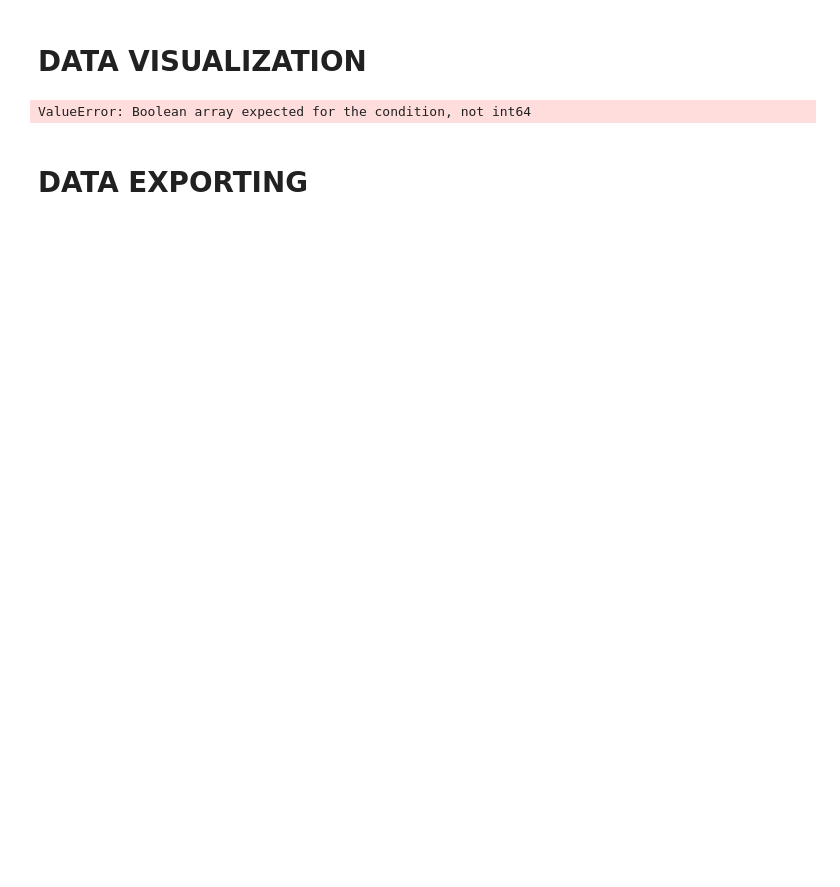
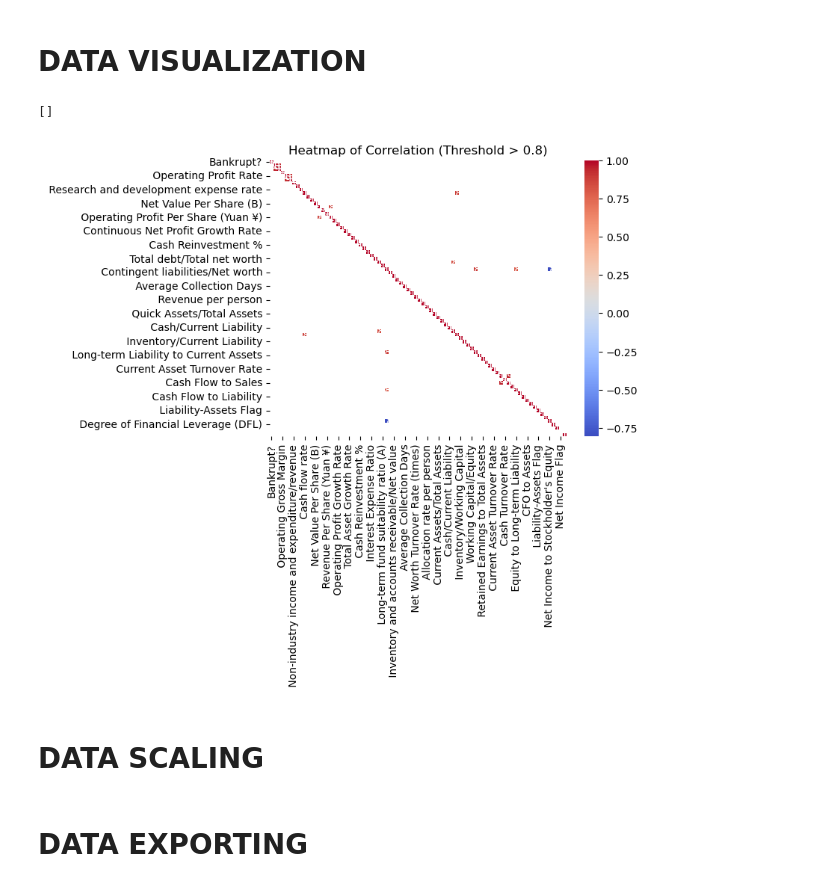
Before and after one commit to louis-md/project_7, a Jupyter notebook: cleaning_code.ipynb, the cells around one changed output. Drawn from its saved outputs; the diff is of its cells as text; code cells hidden in the pictures; blank space fills up the shorter version.

```diff
--- a/cleaning_code.ipynb
+++ b/cleaning_code.ipynb
@@ -152,13 +226,25 @@ Les doublons suivants ont été trouvés:
 # %% [markdown]
 # DATA VISUALIZATION
+# %%
+corr_matrix = data.corr().abs()
+
+upper_tri = corr_matrix.where(np.triu(np.ones(corr_matrix.shape),k=1).astype(bool))
+
+to_drop = [column for column in upper_tri.columns if any(upper_tri[column] > 0.95)]
+
+pprint.pprint(to_drop)
+# %% [output]
+[]
 # %%
-# Create a boxplot for each selected column
-data[all_columns].boxplot()
+# # Create a boxplot for each selected column
+# # data["?"].boxplot()
+# plt.boxplot(data['Bankrupt?'])
 
-# Set the title of the plot
-plt.title('Boxplots for Selected Columns')
+# plt.title('Boxplot for Bankrupt?')
+# plt.xlabel('X')
+# plt.ylabel('Y')
+# plt.ticklabel_format(style='plain', axis='y')
 
-# Display the plot
-plt.show()
+
+# # Display the plot
+# plt.show()
-# %% [output]
-ValueError: Boolean array expected for the condition, not int64
@@ -164,0 +264,23 @@ ValueError: Boolean array expected for the condition, not int64
+# %%
+import seaborn as sns
+import numpy as np
+
+# # Select the columns from the DataFrame
+# selected_data = data[all_columns]
+
+# Create a correlation matrix
+correlation_matrix = all_columns.corr()
+
+# Apply a threshold to the correlation matrix
+correlation_matrix_thresholded = correlation_matrix.mask(correlation_matrix.abs() <= 0.8, np.nan)
+
+# Create the heatmap
+sns.heatmap(correlation_matrix_thresholded, cmap='coolwarm', annot=True)
+
+# Set the title
+plt.title('Heatmap of Correlation (Threshold > 0.8)')
+
+# Display the heatmap
+plt.show()
+# %% [output]
+[figure, added]
@@ -164,0 +306,2 @@ ValueError: Boolean array expected for the condition, not int64
+# %% [markdown]
+# DATA SCALING
```
Also changed, not shown: parts of 9 cells of this notebook, 2 other files.
